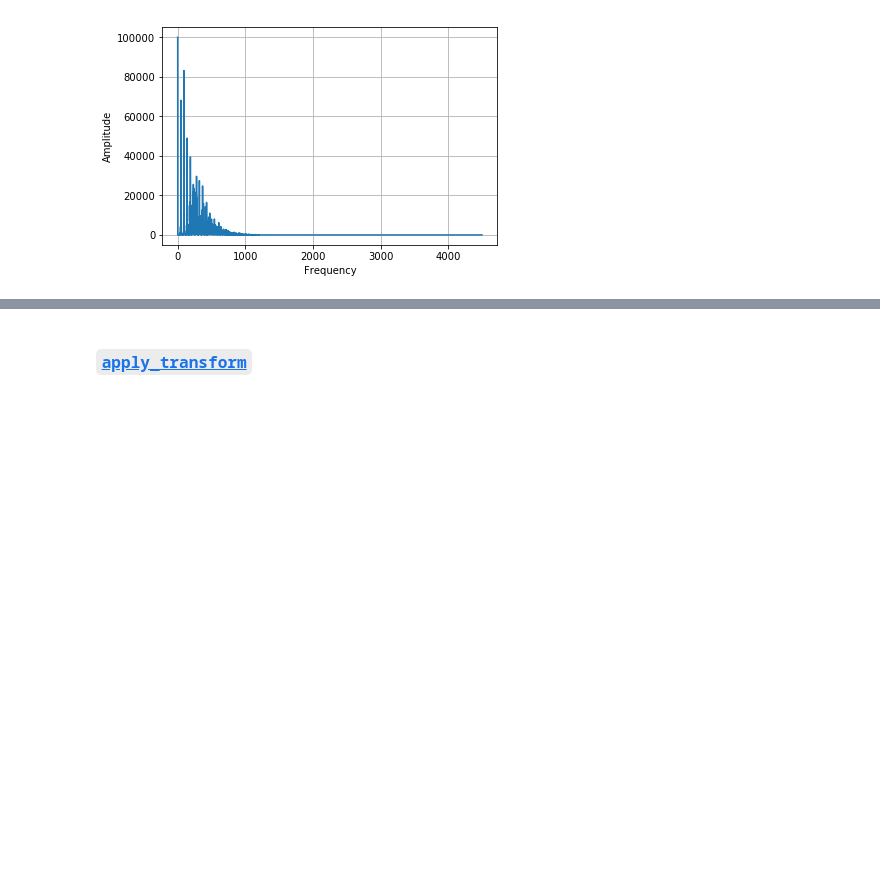
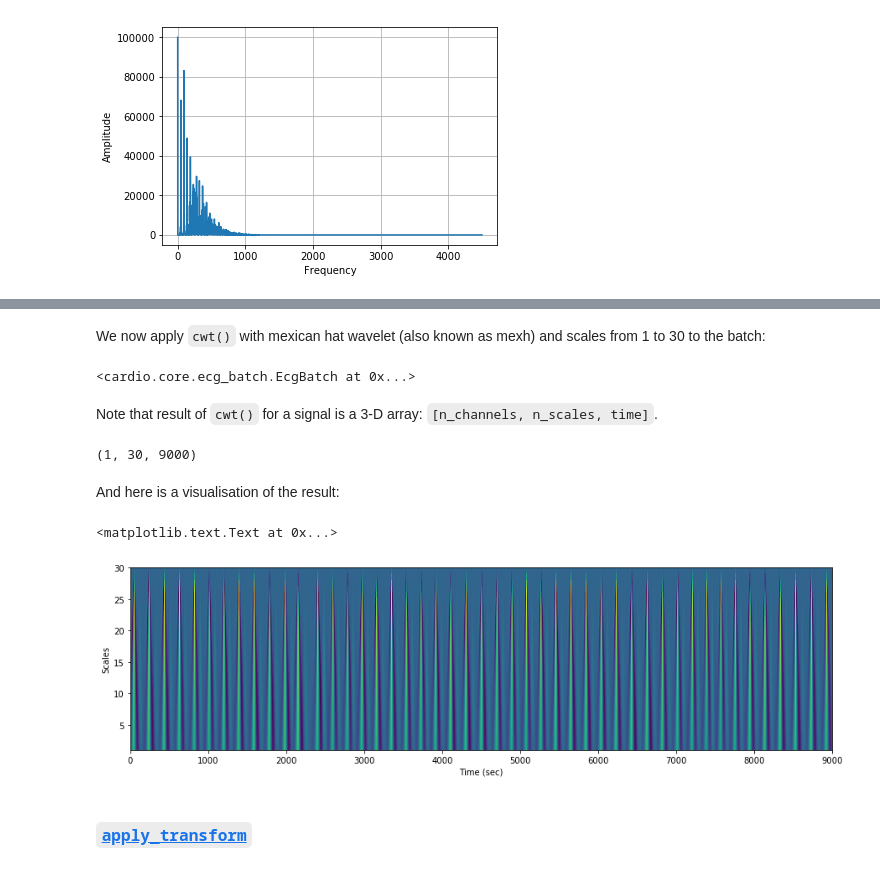
Before and after one commit to analysiscenter/cardio, a Jupyter notebook: tutorials/I.CardIO.ipynb, the cells around one changed output, grey strips where cells are left out. Drawn from its saved outputs; the diff is of its cells as text; code cells hidden in the pictures; blank space fills up the shorter version.

Commit message:
Added wavelet action to the actions tutorial

````diff
--- a/tutorials/I.CardIO.ipynb
+++ b/tutorials/I.CardIO.ipynb
@@ -440,3 +444,36 @@ plt.show()
+# %%
+changed_batch = batch_with_data.deepcopy()
+# %% [markdown]
+We now apply ```cwt()``` with mexican hat wavelet (also known as mexh) and scales from 1 to 30 to the batch:
+# %%
+min_scale = 1
+max_scale = 30
+scales = np.arange(min_scale, max_scale+1)
+
+changed_batch.cwt(scales=scales, wavelet='mexh', src='signal', dst='wavelet')
+# %% [output]
+<cardio.core.ecg_batch.EcgBatch at 0x...>
+# %% [markdown]
+Note that result of ```cwt()``` for a signal is a 3-D array: ```[n_channels, n_scales, time]```.
+# %%
+sig_index = changed_batch.get_pos(None, 'signal', index='A00013')
+
+changed_batch.wavelet[sig_index].shape
+# %% [output]
+(1, 30, 9000)
+# %% [markdown]
+And here is a visualisation of the result:
+# %%
+channel = 0
+siglen = changed_batch["A00013"].signal.shape[1]
+
+fig = plt.figure(figsize=(15, 4))
+plt.imshow(changed_batch.wavelet[sig_index][channel], aspect='auto', extent=[0, siglen, scales.min(), scales.max()])
+plt.xlabel("Time (sec)")
+plt.ylabel("Scales")
+# %% [output]
+<matplotlib.text.Text at 0x...>
+[figure, added]
 # %% [markdown]
 ### [```apply_transform```](https://analysiscenter.github.io/cardio/api/cardio.batch.html#cardio.batch.EcgBatch.apply_transform)
 # %% [markdown]
````
Also changed, not shown: parts of 6 cells of this notebook.
